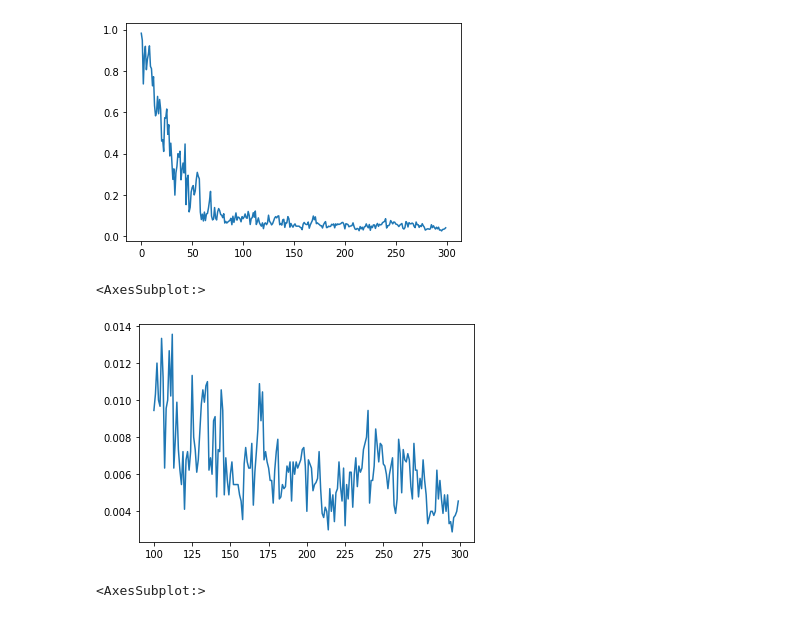
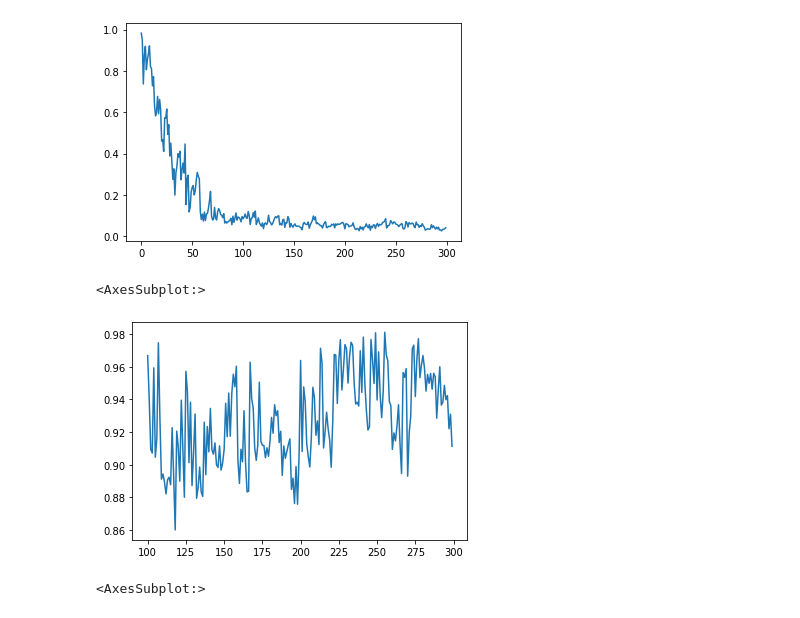
Before and after one commit to mehmetcuhadar/FL_Research, a Jupyter notebook: Untitled.ipynb, the cells around one changed output. Cells and saved outputs as stored; diff of their text form; code cells hidden in the pictures.

```diff
--- a/Untitled.ipynb
+++ b/Untitled.ipynb
@@ -5,5 +7,5 @@ import matplotlib.pyplot as plt
 # %%
-df = pd.read_csv("backdoor_results_3003.csv", header  = None)
+df = pd.read_csv("backdoor_results_3006.csv", header  = None)
 A = df[2]
 B = df[3]
 C = df[4]
@@ -30,10 +37,10 @@ plt.plot(mehmet)
 [<matplotlib.lines.Line2D at 0x...>]
 [figure]
 # %%
-(B/(A+B+C))[100:].plot()
+(A/(A+B+C))[100:].plot()
 # %% [output]
 <AxesSubplot:>
-[figure, old version]
+[figure, new version]
 # %%
 C.plot()
 # %% [output]
```
Also changed, not shown: parts of 4 cells of this notebook, 16 other files.
